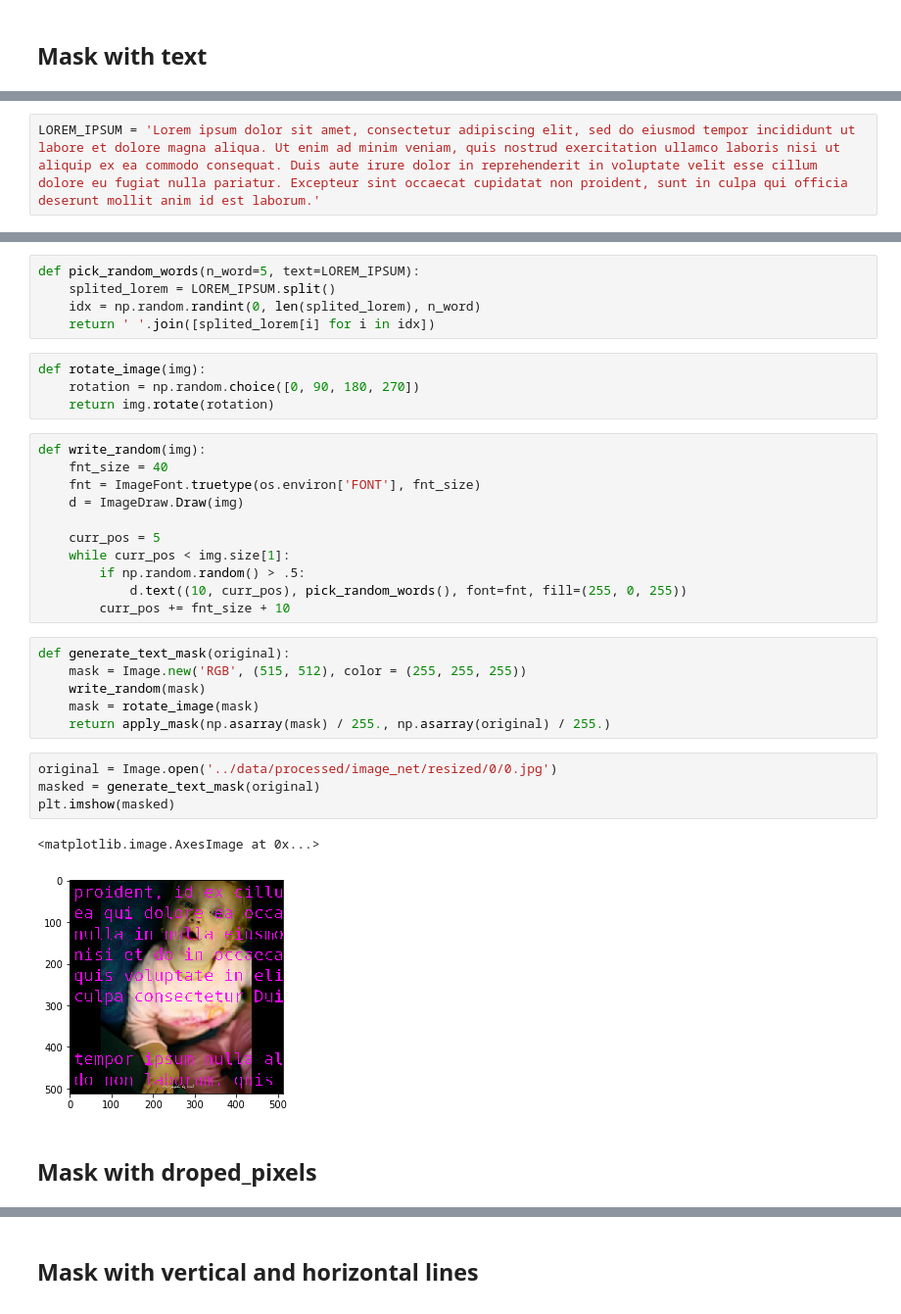
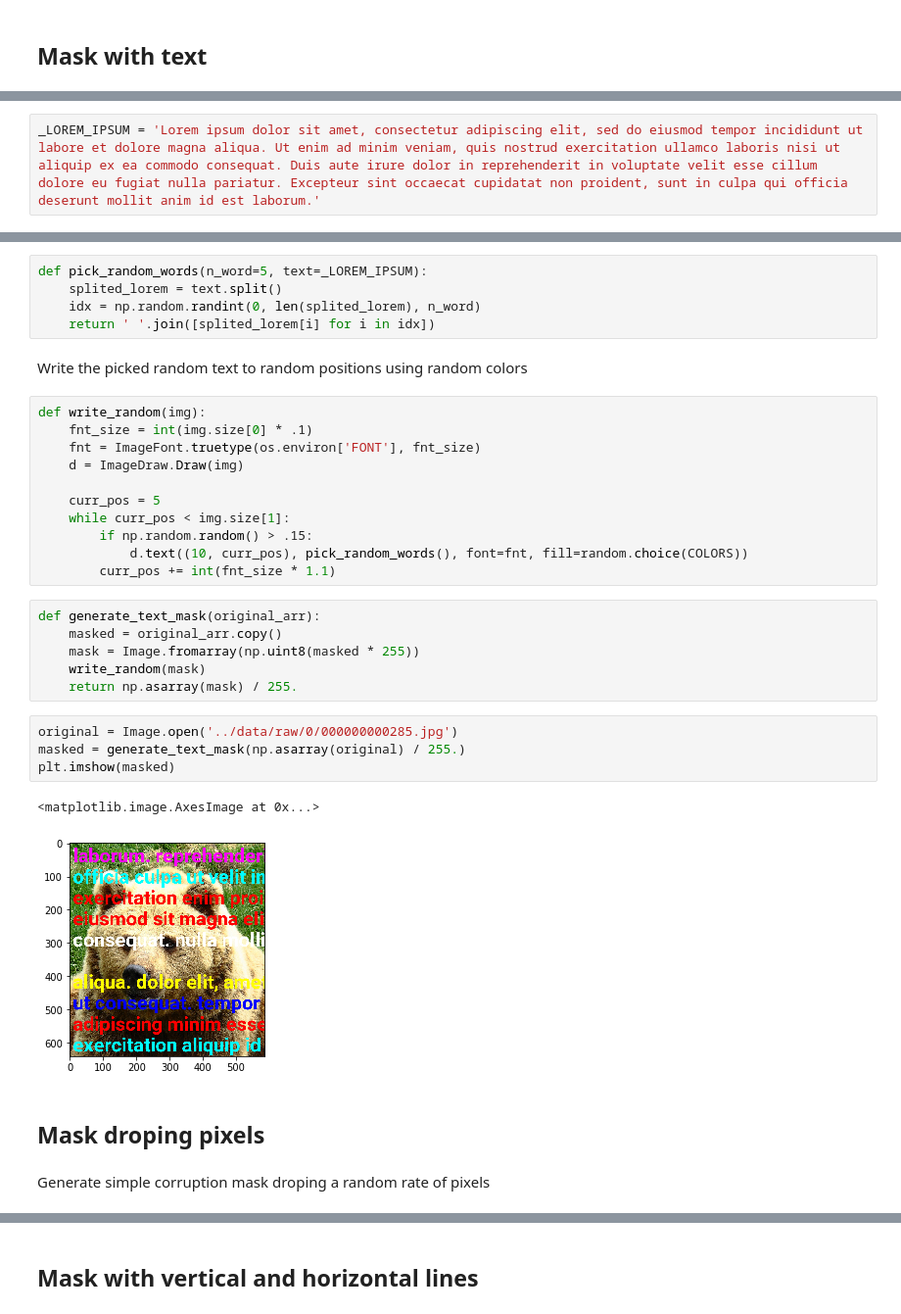
Before and after one commit to Guillem96/tensorflow-challenge, a Jupyter notebook: context-encoder/notebooks/Generate masks for images.ipynb, the cells around one changed output, grey strips where cells are left out. Shown at 98% size. Drawn from its saved outputs; the diff is of its cells as text.

```diff
--- a/context-encoder/notebooks/Generate masks for images.ipynb
+++ b/context-encoder/notebooks/Generate masks for images.ipynb
@@ -24,2 +27,2 @@ def apply_mask(mask_arr, original_arr):
 # %%
-LOREM_IPSUM = 'Lorem ipsum dolor sit amet, consectetur adipiscing elit, sed do eiusmod tempor incididunt ut labore et dolore magna aliqua. Ut enim ad minim veniam, quis nostrud exercitation ullamco laboris nisi ut aliquip ex ea commodo consequat. Duis aute irure dolor in reprehenderit in voluptate velit esse cillum dolore eu fugiat nulla pariatur. Excepteur sint occaecat cupidatat non proident, sunt in culpa qui officia deserunt mollit anim id est laborum.'
+_LOREM_IPSUM = 'Lorem ipsum dolor sit amet, consectetur adipiscing elit, sed do eiusmod tempor incididunt ut labore et dolore magna aliqua. Ut enim ad minim veniam, quis nostrud exercitation ullamco laboris nisi ut aliquip ex ea commodo consequat. Duis aute irure dolor in reprehenderit in voluptate velit esse cillum dolore eu fugiat nulla pariatur. Excepteur sint occaecat cupidatat non proident, sunt in culpa qui officia deserunt mollit anim id est laborum.'
@@ -26,37 +31,37 @@ LOREM_IPSUM = 'Lorem ipsum dolor sit amet, consectetur adipiscing elit, sed do e
 # %%
-def pick_random_words(n_word=5, text=LOREM_IPSUM):
-    splited_lorem = LOREM_IPSUM.split()
+def pick_random_words(n_word=5, text=_LOREM_IPSUM):
+    splited_lorem = text.split()
     idx = np.random.randint(0, len(splited_lorem), n_word)
     return ' '.join([splited_lorem[i] for i in idx])
-# %%
-def rotate_image(img):
-    rotation = np.random.choice([0, 90, 180, 270])
-    return img.rotate(rotation)
+# %% [markdown]
+Write the picked random text to random positions using random colors
 # %%
 def write_random(img):
-    fnt_size = 40
+    fnt_size = int(img.size[0] * .1)
     fnt = ImageFont.truetype(os.environ['FONT'], fnt_size)
     d = ImageDraw.Draw(img)
 
     curr_pos = 5
     while curr_pos < img.size[1]:
-        if np.random.random() > .5:
-            d.text((10, curr_pos), pick_random_words(), font=fnt, fill=(255, 0, 255))
-        curr_pos += fnt_size + 10
+        if np.random.random() > .15:
+            d.text((10, curr_pos), pick_random_words(), font=fnt, fill=random.choice(COLORS))
+        curr_pos += int(fnt_size * 1.1)
 # %%
-def generate_text_mask(original):
-    mask = Image.new('RGB', (515, 512), color = (255, 255, 255))
+def generate_text_mask(original_arr):
+    masked = original_arr.copy()
+    mask = Image.fromarray(np.uint8(masked * 255))
     write_random(mask)
-    mask = rotate_image(mask)
-    return apply_mask(np.asarray(mask) / 255., np.asarray(original) / 255.)
+    return np.asarray(mask) / 255.
 # %%
-original = Image.open('../data/processed/image_net/resized/0/0.jpg')
-masked = generate_text_mask(original)
+original = Image.open('../data/raw/0/000000000285.jpg')
+masked = generate_text_mask(np.asarray(original) / 255.)
 plt.imshow(masked)
 # %% [output]
 <matplotlib.image.AxesImage at 0x...>
-[figure, old version]
+[figure, new version]
 # %% [markdown]
-## Mask with droped_pixels
+## Mask droping pixels
+# %% [markdown]
+Generate simple corruption mask droping a random rate of pixels
 # %%
 def drop_pixels(original):
```
Also changed, not shown: parts of 11 cells of this notebook, 2 other files.
